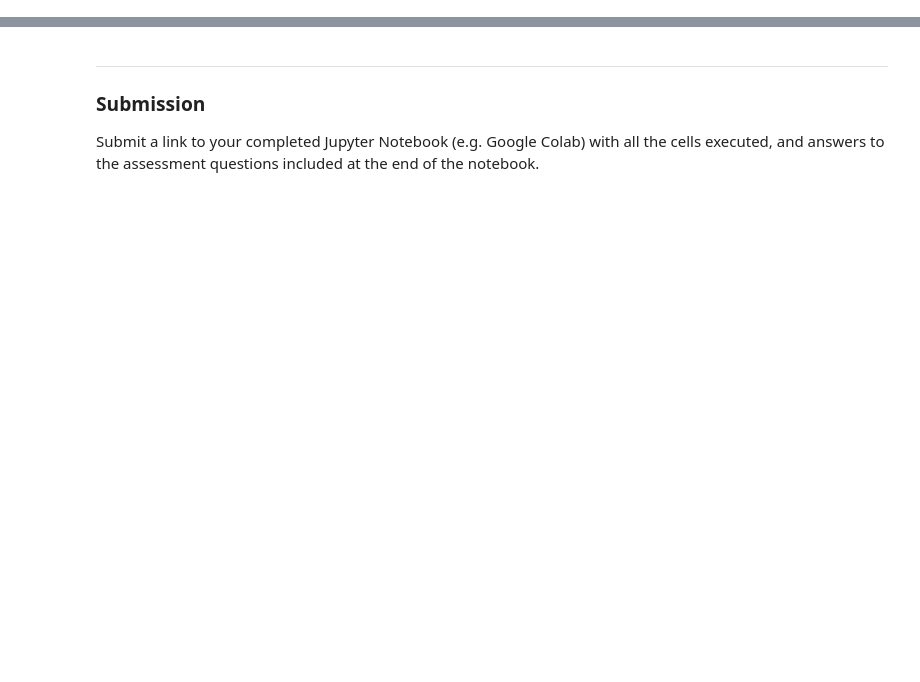
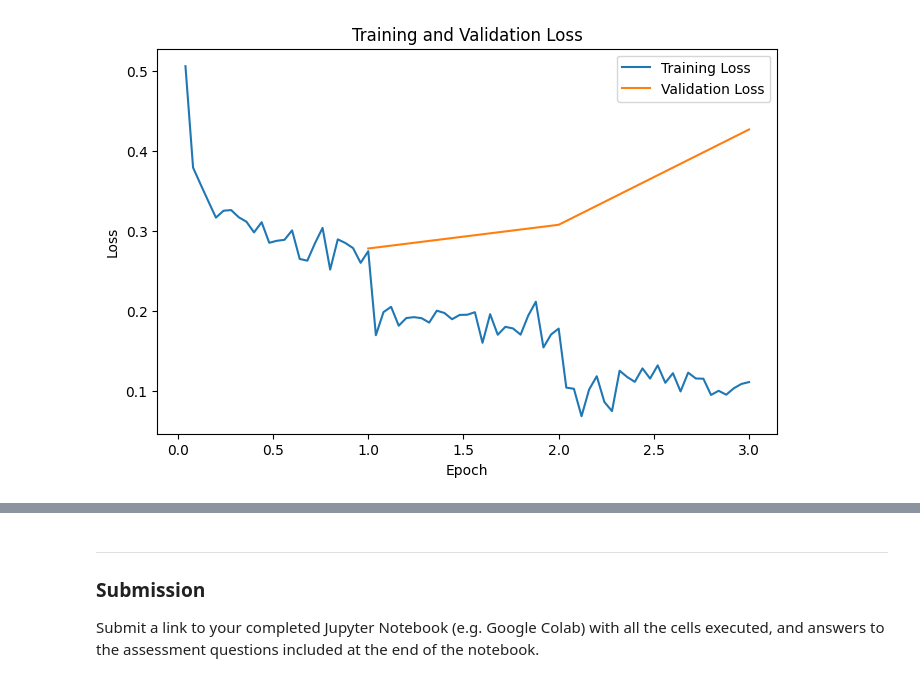
Before and after one commit to jcp-tech/Seneca_Class_Notes, a Jupyter notebook: Semester 2/AIG220 - Deep Learning/Projects/Project 4/Project_4.ipynb, the cells around one changed output, grey strips where cells are left out. Drawn from its saved outputs; the diff is of its cells as text; code cells hidden in the pictures; blank space fills up the shorter version.

```diff
--- a/Semester 2/AIG220 - Deep Learning/Projects/Project 4/Project_4.ipynb
+++ b/Semester 2/AIG220 - Deep Learning/Projects/Project 4/Project_4.ipynb
@@ -49,0 +205,20 @@ Answer the following questions in detail.
+# %%
+def compute_metrics(pred):
+    labels = pred.label_ids
+    preds = pred.predictions.argmax(-1)
+    return {
+        'accuracy': accuracy_score(labels, preds),
+        'precision': precision_score(labels, preds),
+        'recall': recall_score(labels, preds),
+        'f1': f1_score(labels, preds)
+    }
+# %%
+trainer = Trainer(
+    model=model,
+    args=training_args,
+    train_dataset=train_dataset,
+    eval_dataset=val_dataset,
+    compute_metrics=compute_metrics
+)
+
+train_result = trainer.train()
@@ -49,0 +235,26 @@ Answer the following questions in detail.
+# %%
+# Extract logs from Trainer's state.log_history
+train_loss = []
+val_loss = []
+epochs = []
+val_accuracy = []
+
+for log in trainer.state.log_history:
+    if 'loss' in log and 'epoch' in log and 'eval_loss' not in log:
+        train_loss.append(log['loss'])
+        epochs.append(log['epoch'])
+    if 'eval_loss' in log:
+        val_loss.append(log['eval_loss'])
+        val_accuracy.append(log.get('eval_accuracy', None))
+# %%
+plt.figure(figsize=(8,5))
+plt.plot(epochs, train_loss, label='Training Loss')
+if val_loss:
+    plt.plot(range(1, len(val_loss)+1), val_loss, label='Validation Loss')
+plt.xlabel('Epoch')
+plt.ylabel('Loss')
+plt.legend()
+plt.title('Training and Validation Loss')
+plt.show()
+# %% [output]
+[figure, added]
```
Also changed, not shown: parts of 31 cells of this notebook, 1 other file.
